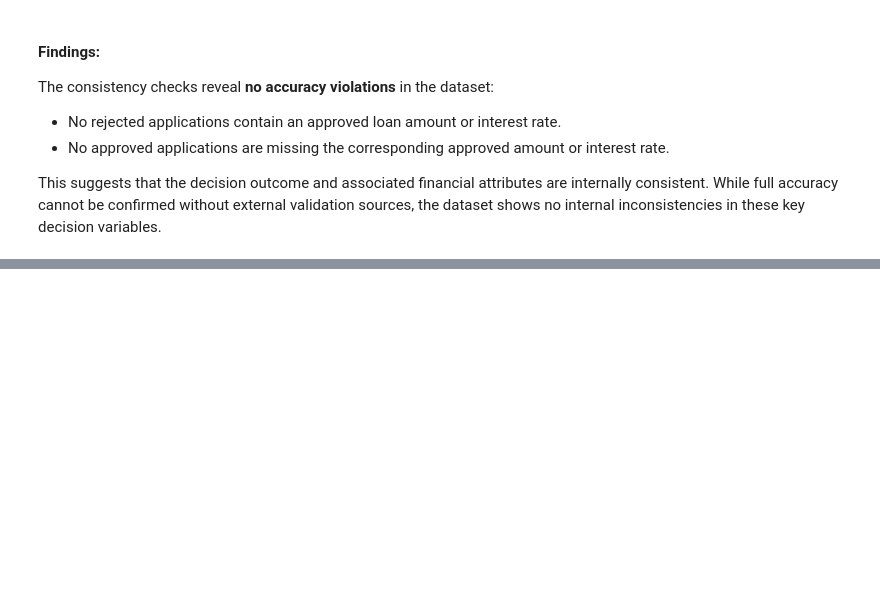
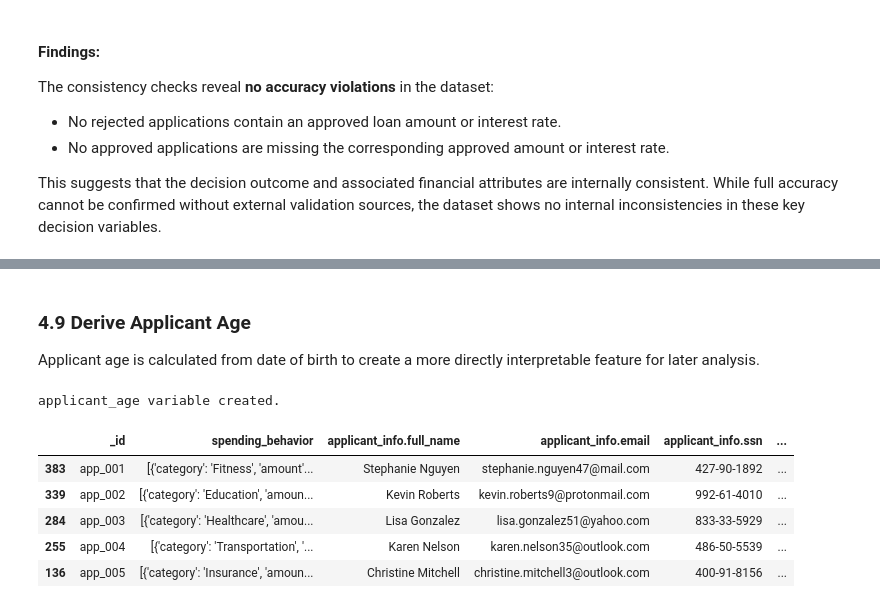
Before and after one commit to Beatrizboal/dego-project-team7, a Jupyter notebook: notebooks/01_data_quality.ipynb, the cells around one changed output, grey strips where cells are left out. Cells and saved outputs as stored; diff of their text form; code cells hidden in the pictures; blank space fills up the shorter version.

```diff
--- a/notebooks/01_data_quality.ipynb
+++ b/notebooks/01_data_quality.ipynb
@@ -599,0 +632,9 @@ This suggests that the decision outcome and associated financial attributes are
+# %%
+empty_before = (df == "").sum().sum()
+
+df = df.replace("", np.nan)
+
+empty_after = (df == "").sum().sum() # verify if empty string entries were successfully converted to NaN
+
+print("Empty strings before:", empty_before)
+print("Empty strings after:", empty_after)
@@ -599,0 +754,16 @@ This suggests that the decision outcome and associated financial attributes are
+# %%
+# Deduplicate: keep least missing per _id
+duplicate_count = df["_id"].duplicated().sum()
+print("Duplicated application IDs:", duplicate_count)
+
+duplicate_ids = df[df["_id"].duplicated(keep=False)]["_id"].unique()
+print("Duplicated IDs:", duplicate_ids)
+
+df["_missing"] = df.isna().sum(axis=1)
+df = df.sort_values(["_id", "_missing"]).drop_duplicates("_id", keep="first").drop(columns="_missing")
+print("\nCurrent number of records after deduplication:", len(df))
+
+
+duplicate_count_after_deduplication = df["_id"].duplicated().sum()
+print("\nDuplicate application IDs after deduplication:", duplicate_count_after_deduplication)
+print("\nDataset shape after deduplication:", df.shape)
@@ -599,0 +793,11 @@ This suggests that the decision outcome and associated financial attributes are
+# %%
+# Remove columns exceeding missing value threshold
+threshold = 60  # %
+missing_pct = df.isna().mean() * 100
+columns_to_remove = missing_pct[missing_pct > threshold].index.tolist()
+
+print("Columns exceeding missingness threshold:", columns_to_remove)
+
+df = df.drop(columns=columns_to_remove, errors="ignore")
+
+print("Dataset shape after removing highly incomplete columns:", df.shape)
@@ -599,0 +850,21 @@ This suggests that the decision outcome and associated financial attributes are
+# %% [markdown]
+### 4.9 Derive Applicant Age
+
+Applicant age is calculated from date of birth to create a more directly interpretable feature for later analysis.
+# %%
+if "applicant_info.date_of_birth" in df.columns:
+    today = pd.Timestamp.today().normalize()
+    df["applicant_age"] = ((today - df["applicant_info.date_of_birth"]).dt.days // 365).astype("Int64")
+
+    print("applicant_age variable created.")
+# %% [output]
+applicant_age variable created.
+# %%
+df.head()
+# %% [output]
+|  | _id | spending_behavior | applicant_info.full_name | applicant_info.email | applicant_info.ssn | ... |
+| 383 | app_001 | [{'category': 'Fitness', 'amount'... | Stephanie Nguyen | stephanie.nguyen47@mail.com | 427-90-1892 | ... |
+| 339 | app_002 | [{'category': 'Education', 'amoun... | Kevin Roberts | kevin.roberts9@protonmail.com | 992-61-4010 | ... |
+| 284 | app_003 | [{'category': 'Healthcare', 'amou... | Lisa Gonzalez | lisa.gonzalez51@yahoo.com | 833-33-5929 | ... |
+| 255 | app_004 | [{'category': 'Transportation', '... | Karen Nelson | karen.nelson35@outlook.com | 486-50-5539 | ... |
+| 136 | app_005 | [{'category': 'Insurance', 'amoun... | Christine Mitchell | christine.mitchell3@outlook.com | 400-91-8156 | ... |
```
Also changed, not shown: parts of 30 cells of this notebook.
